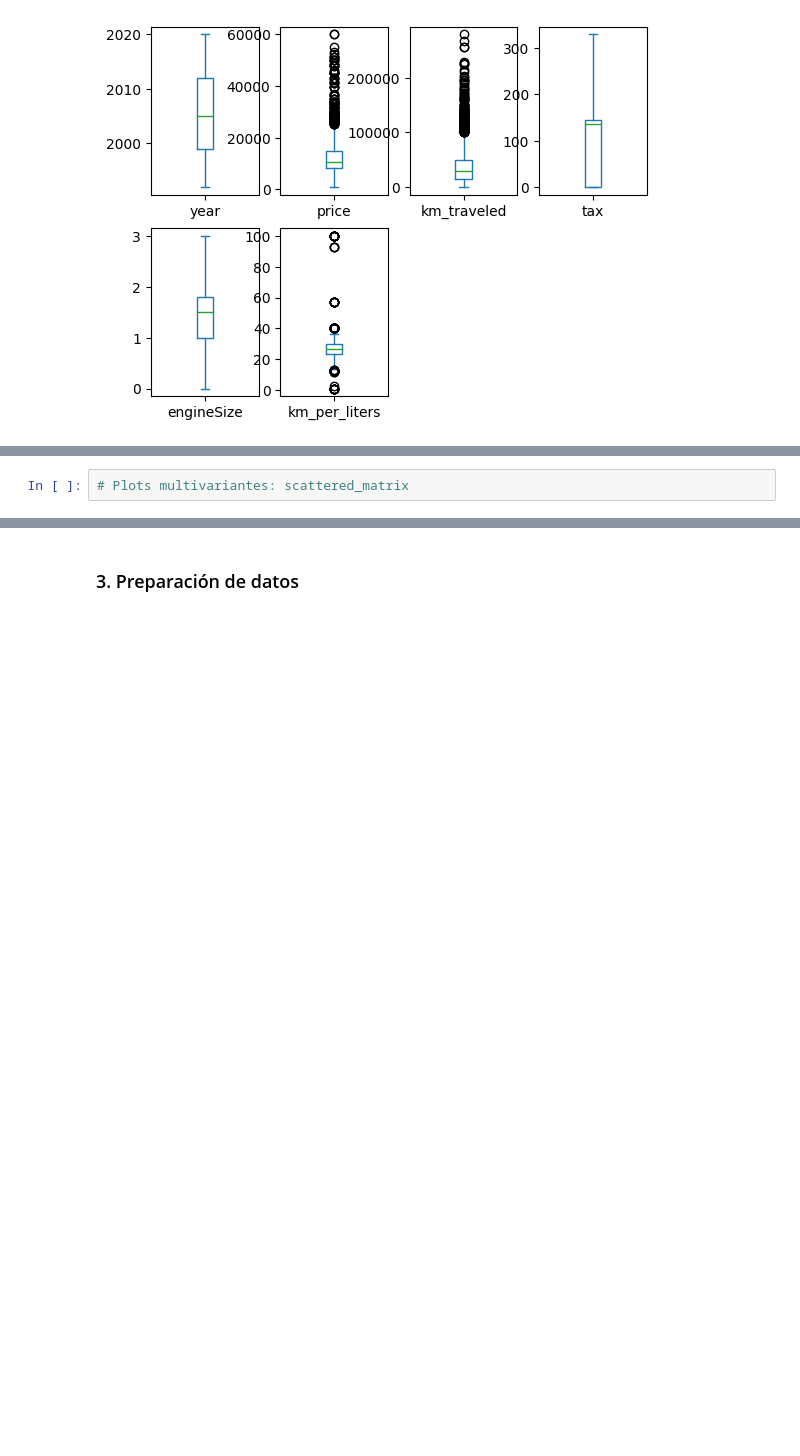
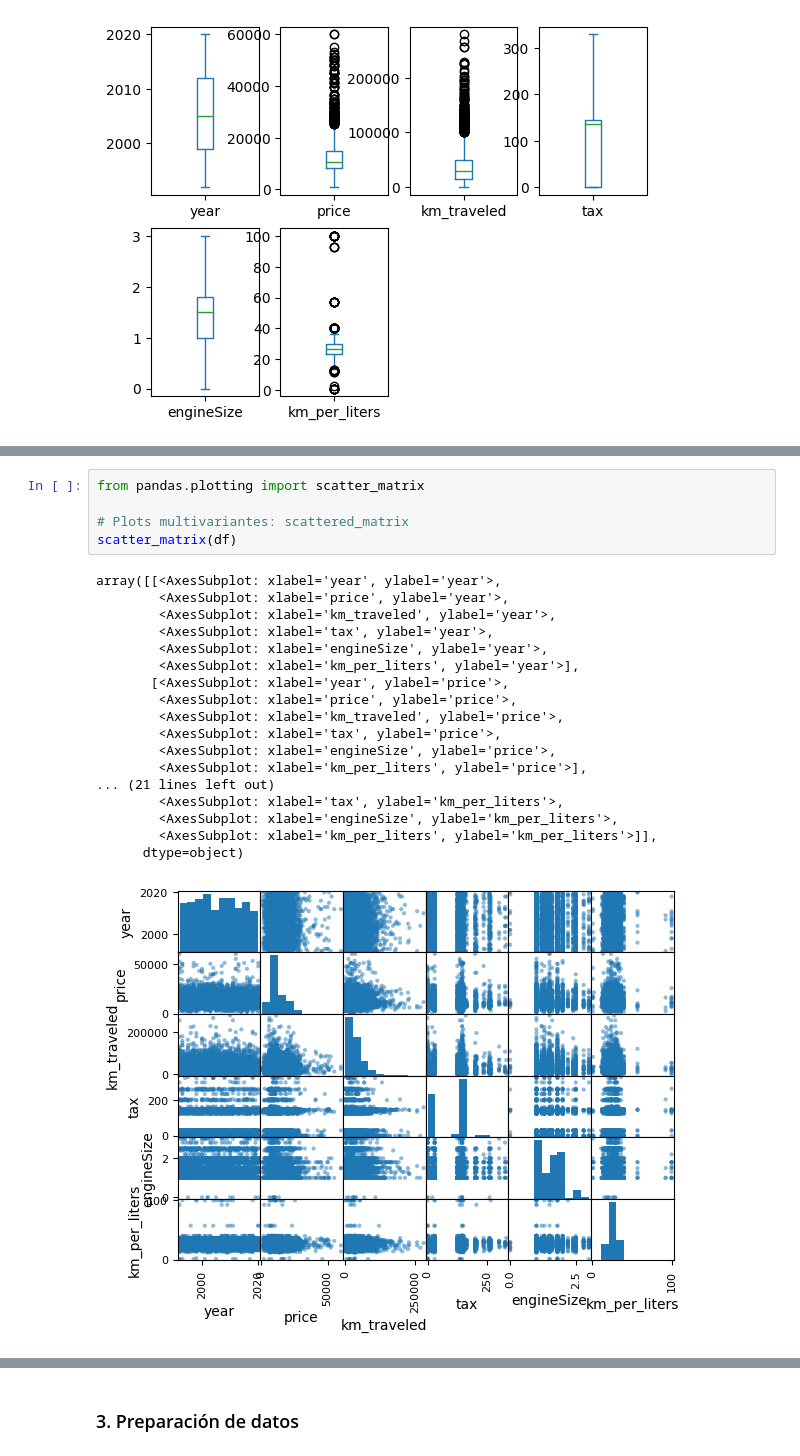
Before and after one commit to ricardoahumada/-Pythor_for_Data_Science, a Jupyter notebook: proyecto/project_process.ipynb, the cells around one changed output, grey strips where cells are left out. Saved outputs shown, nothing was run; the diff lists cells and outputs as text; blank space fills up the shorter version.

```diff
--- a/proyecto/project_process.ipynb
+++ b/proyecto/project_process.ipynb
@@ -67,4 +76,26 @@ dtype: object
 # %%
+from pandas.plotting import scatter_matrix
+
 # Plots multivariantes: scattered_matrix
+scatter_matrix(df)
+# %% [output]
+array([[<AxesSubplot: xlabel='year', ylabel='year'>,
+        <AxesSubplot: xlabel='price', ylabel='year'>,
+        <AxesSubplot: xlabel='km_traveled', ylabel='year'>,
+        <AxesSubplot: xlabel='tax', ylabel='year'>,
+        <AxesSubplot: xlabel='engineSize', ylabel='year'>,
+        <AxesSubplot: xlabel='km_per_liters', ylabel='year'>],
+       [<AxesSubplot: xlabel='year', ylabel='price'>,
+        <AxesSubplot: xlabel='price', ylabel='price'>,
+        <AxesSubplot: xlabel='km_traveled', ylabel='price'>,
+        <AxesSubplot: xlabel='tax', ylabel='price'>,
+        <AxesSubplot: xlabel='engineSize', ylabel='price'>,
+        <AxesSubplot: xlabel='km_per_liters', ylabel='price'>],
+... (21 lines left out)
+        <AxesSubplot: xlabel='tax', ylabel='km_per_liters'>,
+        <AxesSubplot: xlabel='engineSize', ylabel='km_per_liters'>,
+        <AxesSubplot: xlabel='km_per_liters', ylabel='km_per_liters'>]],
+      dtype=object)
+[figure, added]
 # %%
 # Verifica la correlación
```
Also changed, not shown: parts of 5 cells of this notebook.
